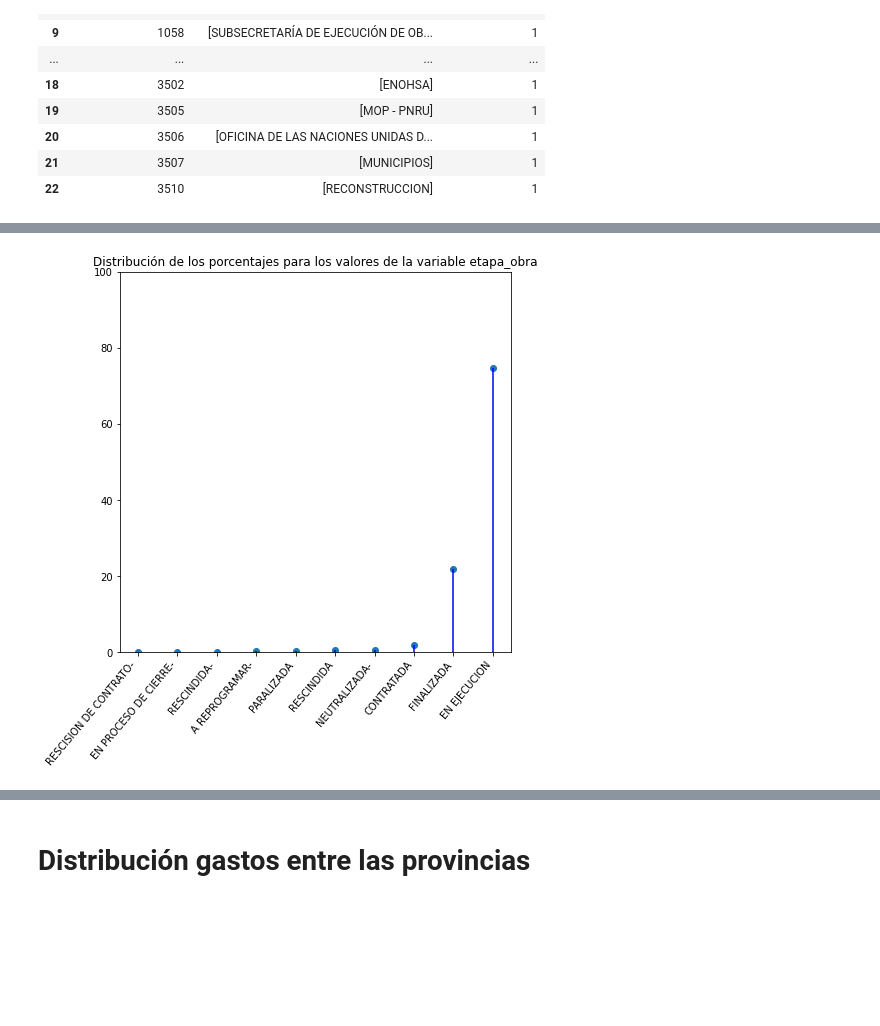
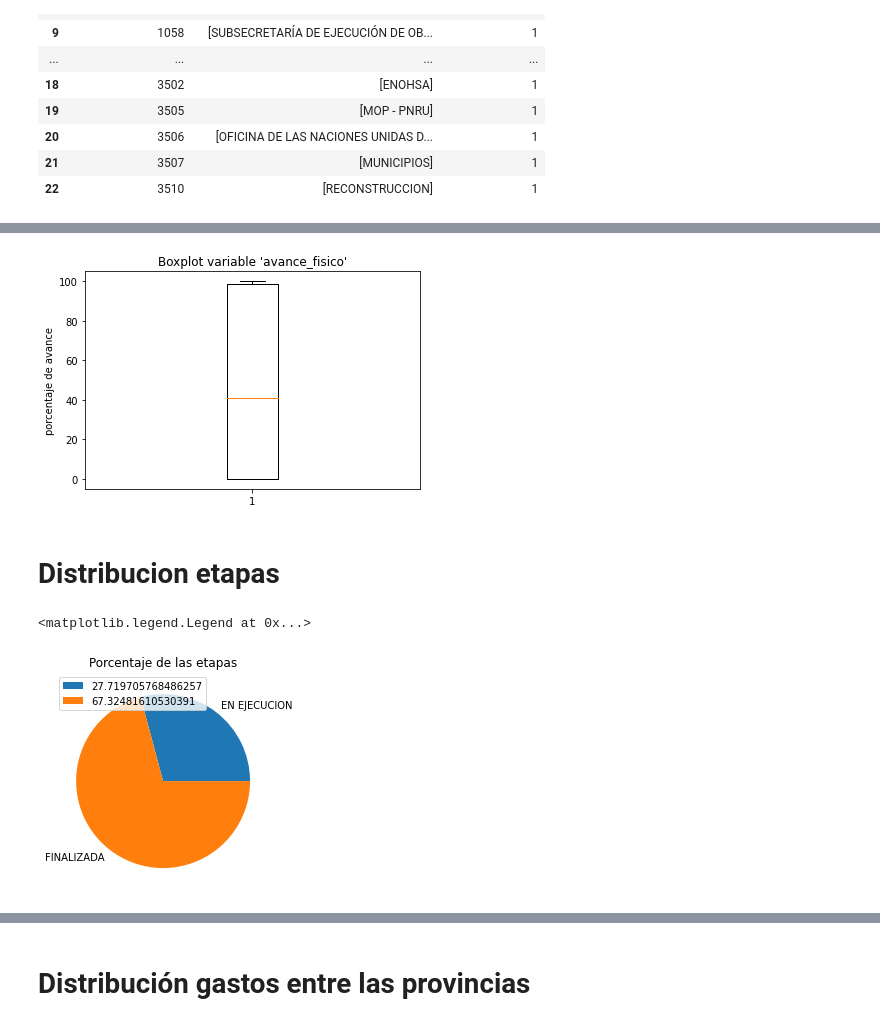
Before and after one commit to cap-diego/cdd-tp3, a Jupyter notebook: tp-final.ipynb, the cells around one changed output, grey strips where cells are left out. Cells and saved outputs as stored; diff of their text form; code cells hidden in the pictures; blank space fills up the shorter version.

```diff
--- a/tp-final.ipynb
+++ b/tp-final.ipynb
@@ -161,2 +198,2 @@ values_for_pair(df, "entidad_ejecutora_id", "entidad_ejecutora_nombre")
 # %%
-df.dropna(subset = ["plazo_dias"], inplace=True)
+%run plazo_dias_vs_duracion_obra.ipynb
@@ -163,2 +206,0 @@ df.dropna(subset = ["plazo_dias"], inplace=True)
-# %%
-df["plazo_dias_normalizado"] = abs(df["duracion_obra"] * 220 - df["plazo_dias"])
@@ -192,5 +214,16 @@ draw_boxplot(df, "plazo_dias", "dias")
+# %%
+_df = df.copy()
+draw_boxplot(_df, "avance_fisico", "porcentaje de avance")
+# %% [output]
+[figure, added]
+# %% [markdown]
+# Distribucion etapas
 # %%
-
-draw_distr(df, "etapa_obra", maxy=100)
+df_etapa = count_and_percent_by_column(df, "etapa_obra")
+df_etapa = df_etapa[df_etapa["percent"]>10]
+plt.pie(df_etapa["percent"], labels=["EN EJECUCION", "FINALIZADA"])
+plt.title("Porcentaje de las etapas")
+plt.legend(df_etapa["percent"],loc="upper left")
 # %% [output]
+<matplotlib.legend.Legend at 0x...>
-[figure, old version]
+[figure, new version]
```
Also changed, not shown: parts of 44 cells of this notebook, 3 other files.
